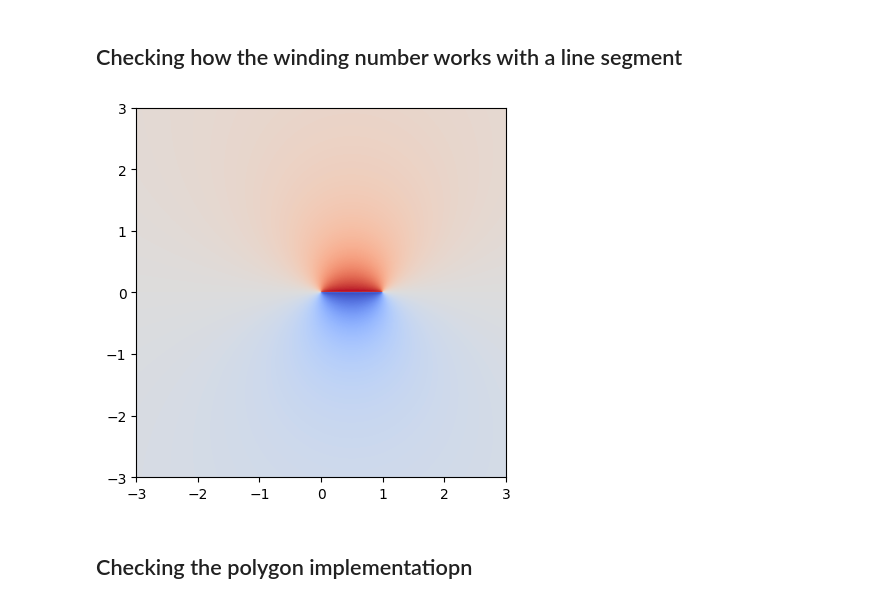
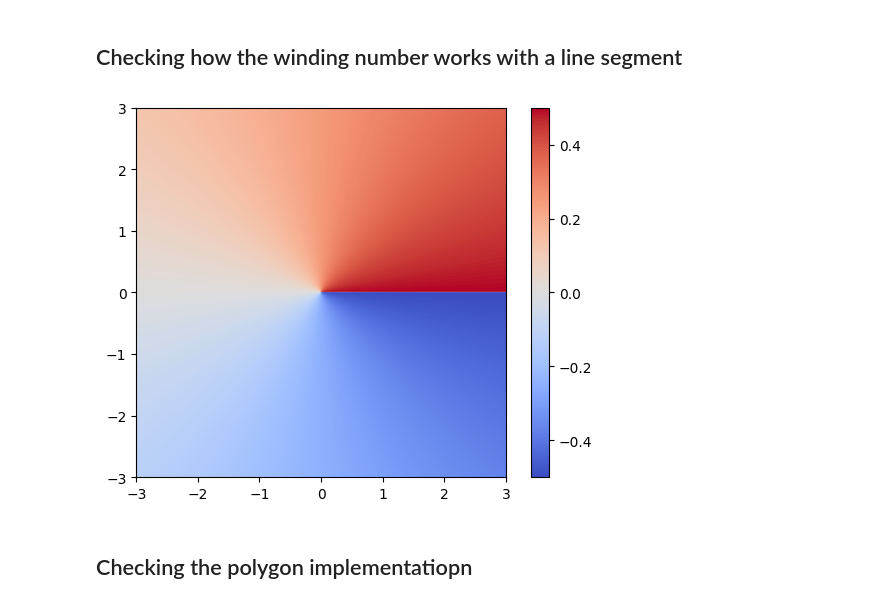
Before and after one commit to implicitsurfaces/polymorph, a Jupyter notebook: notebooks/polygon-with-winding-number.ipynb, the cells around one changed output. Drawn from its saved outputs; the diff is of its cells as text; code cells hidden in the pictures.

```diff
--- a/notebooks/polygon-with-winding-number.ipynb
+++ b/notebooks/polygon-with-winding-number.ipynb
@@ -27,11 +15,11 @@ def render_winding(shape, bounds=(-3, 3), n=500):
 # %%
  s = sdf.LineSegment(
-                as_vec2((0, 0)),
-                as_vec2((1, 0)),
+                (0, 0),
+                (100, 0),
         )
 # %%
-render_winding(s)
+render_winding_number(s)
 # %% [output]
-[figure, old version]
+[figure, new version]
 # %% [markdown]
 ## Checking the polygon implementatiopn
```
Also changed, not shown: parts of 6 cells of this notebook, 5 other files.
